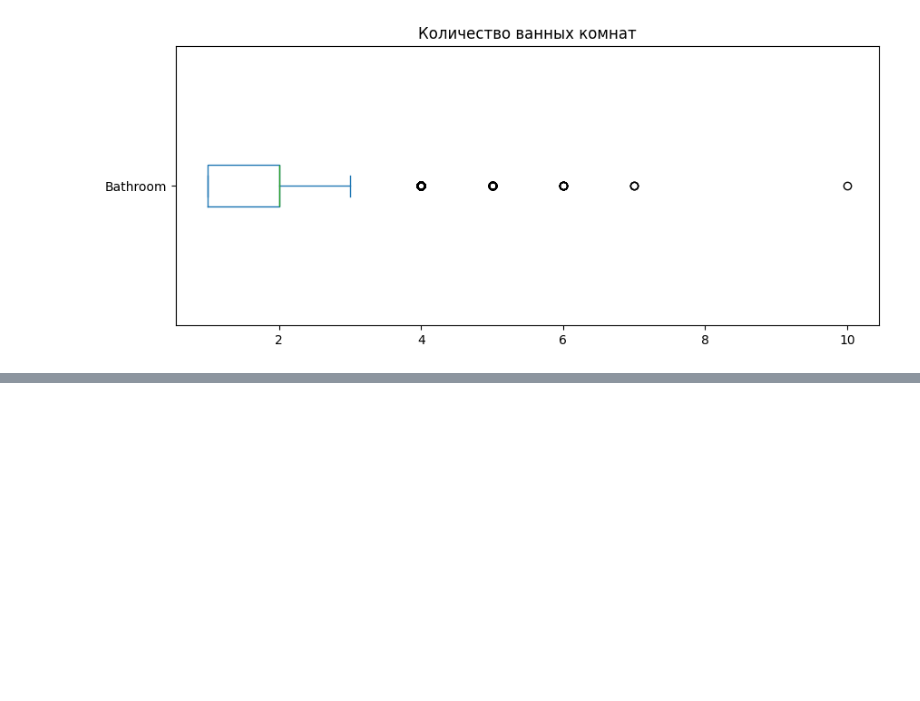
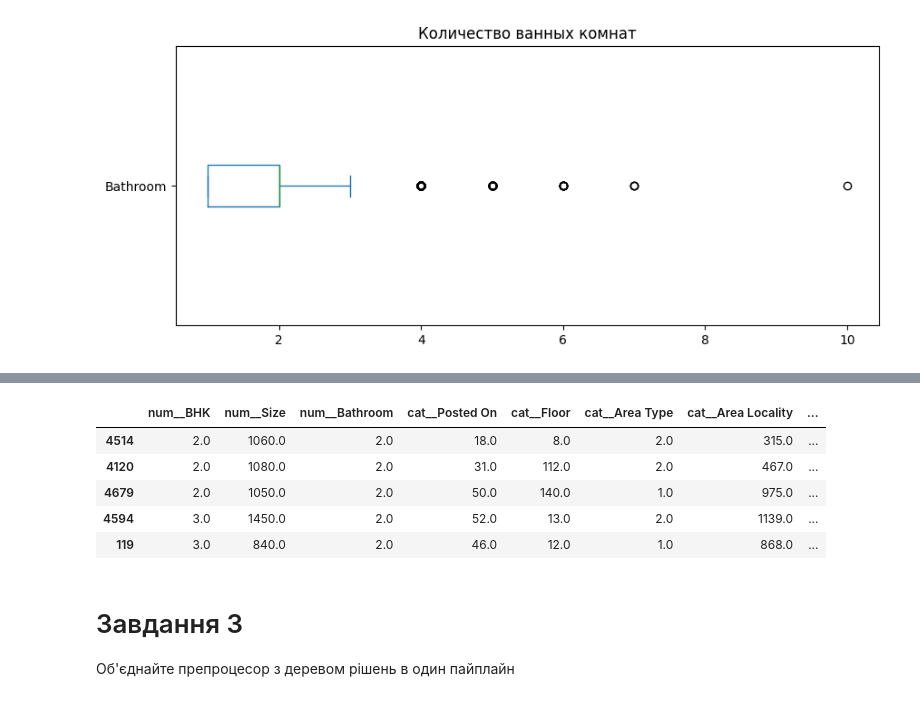
Before and after one commit to ChumakOleksandr/ITStep-AI, a Jupyter notebook: ДЗ_обробка_даних.ipynb, the cells around one changed output, grey strips where cells are left out. Drawn from its saved outputs; the diff is of its cells as text; code cells hidden in the pictures; blank space fills up the shorter version.

```diff
--- a/ДЗ_обробка_даних.ipynb
+++ b/ДЗ_обробка_даних.ipynb
@@ -164,0 +201,23 @@ plt.show()
+# %%
+# Числові дані: заповнюємо пропуски медіаною
+num_transformer = Pipeline([
+    ('impute', SimpleImputer(strategy='median'))
+])
+
+# Категоріальні дані: заповнюємо пропуски та кодуємо категорії
+cat_transformer = Pipeline([
+    ('impute', SimpleImputer(strategy='most_frequent')),
+    ('encode', OrdinalEncoder(
+        handle_unknown='use_encoded_value',
+        unknown_value=-1
+    ))
+])
+# %%
+# Об'єднуємо обробку
+preprocessor = ColumnTransformer([
+    ('num', num_transformer, num_columns),
+    ('cat', cat_transformer, cat_columns)
+])
+# %%
+# Результат обробки — таблиця pandas
+preprocessor.set_output(transform='pandas')
@@ -164,0 +238,17 @@ plt.show()
+# %%
+# Навчаємо обробку лише на тренувальних даних
+X_train_processed = preprocessor.fit_transform(X_train)
+X_test_processed = preprocessor.transform(X_test)
+# %%
+# Переглядаємо оброблені дані
+X_train_processed.head()
+# %% [output]
+|  | num__BHK | num__Size | num__Bathroom | cat__Posted On | cat__Floor | cat__Area Type | cat__Area Locality | ... |
+| 4514 | 2.0 | 1060.0 | 2.0 | 18.0 | 8.0 | 2.0 | 315.0 | ... |
+| 4120 | 2.0 | 1080.0 | 2.0 | 31.0 | 112.0 | 2.0 | 467.0 | ... |
+| 4679 | 2.0 | 1050.0 | 2.0 | 50.0 | 140.0 | 1.0 | 975.0 | ... |
+| 4594 | 3.0 | 1450.0 | 2.0 | 52.0 | 13.0 | 2.0 | 1139.0 | ... |
+| 119 | 3.0 | 840.0 | 2.0 | 46.0 | 12.0 | 1.0 | 868.0 | ... |
+# %% [markdown]
+# Завдання 3
+Об'єднайте препроцесор з деревом рішень в один пайплайн
```
Also changed, not shown: parts of 26 cells of this notebook.
